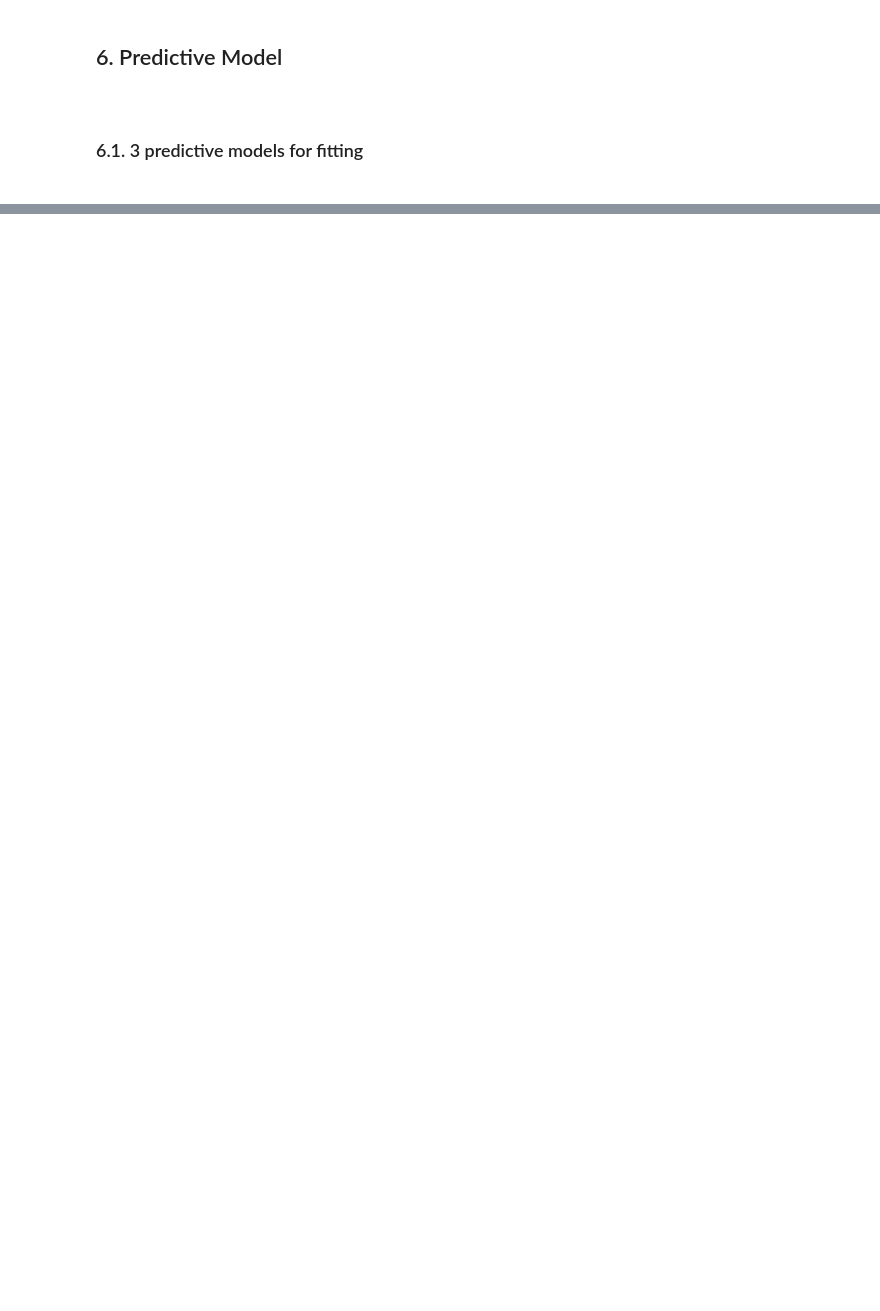
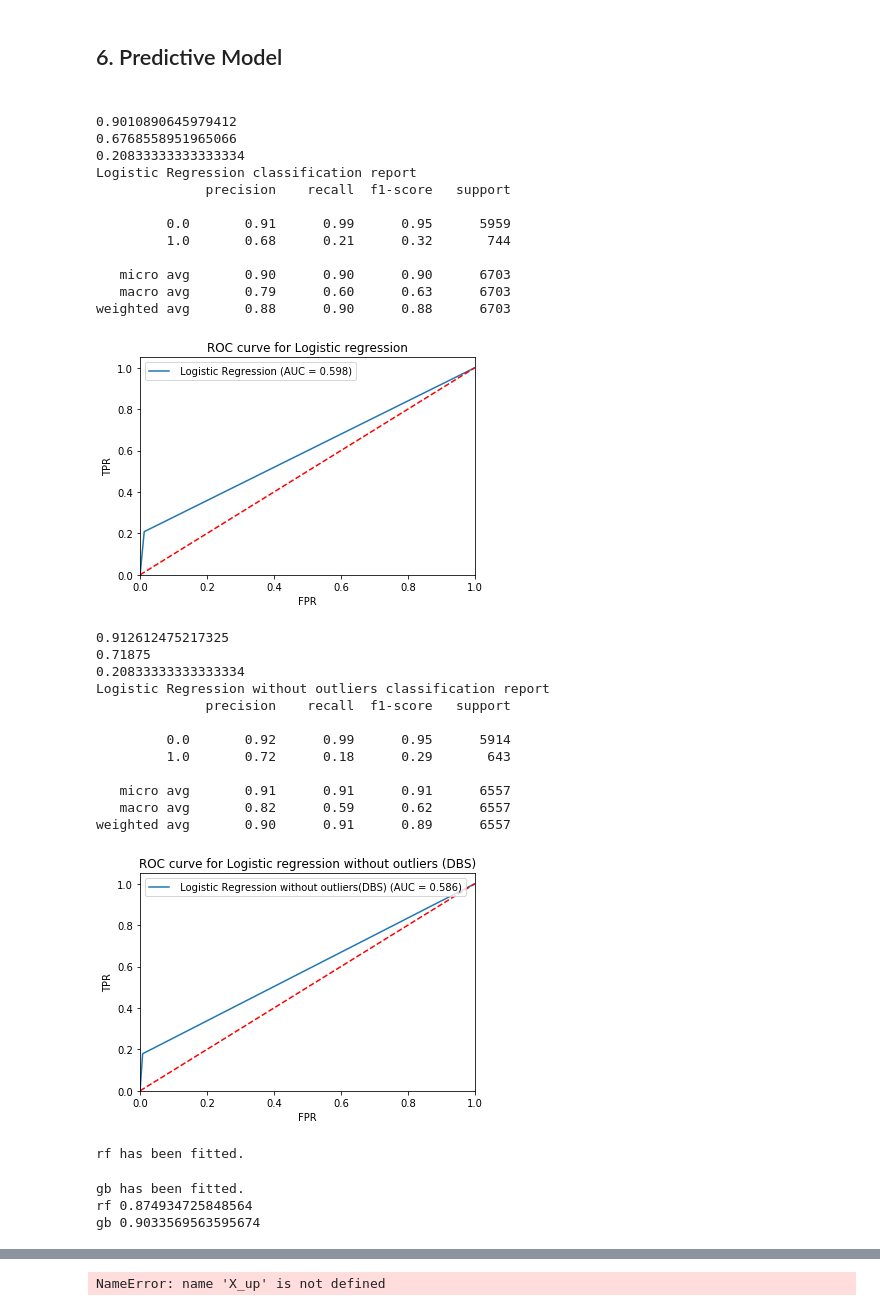
Before and after one commit to ophirshurany/Data-Science-, a Jupyter notebook: Data_Science_NB.ipynb, the cells around one changed output, grey strips where cells are left out. Cells and saved outputs as stored; diff of their text form; code cells hidden in the pictures; blank space fills up the shorter version.

```diff
--- a/Data_Science_NB.ipynb
+++ b/Data_Science_NB.ipynb
@@ -481,3 +531,9 @@ Number of outliers is 1025, Noise accounts for 3.0%  of the total dataset
+# %%
+df=df_scaled
+df_DBSCAN=df.copy()
+df_DBSCAN["cluster_Db"]=labels
+df_DBSCAN = df_DBSCAN[df_DBSCAN.cluster_Db != -1]
+df_DBSCAN=df_DBSCAN.drop("cluster_Db",axis=1)
 # %% [markdown]
 <h3>5.2. Multiple Clustrers by DBSCAN <h3>
 # %% [markdown]
@@ -493,0 +553,5 @@ Num_outliers_2nd=df_with_outliers.shape[0]-df_outliers.shape[0]
+# %%
+#%%
+# Logistic Regression to the Training set include outliers
+y = df["y"]
+X = df.drop("y",axis=1)
@@ -494,4 +565,42 @@ Num_outliers_2nd=df_with_outliers.shape[0]-df_outliers.shape[0]
 # %% [markdown]
 <h2>6. Predictive Model <h2>
-# %% [markdown]
-<h3>6.1. 3 predictive models for fitting <h3>
+# %%
+#%%
+# Splitting the dataset into the Training set and Test set
+from sklearn.model_selection import train_test_split
+X_train, X_test, y_train, y_test = train_test_split(X, y, test_size = 0.2, random_state = 0)
+# Splitting the dataset without_outliers after dbs into the Training set and Test set)
+y_DBS = df_DBSCAN["y"]
+X_DBS = df_DBSCAN.drop("y",axis=1)
+X_DBS_train, X_DBS_test, y_DBS_train, y_DBS_test = train_test_split(X_DBS, y_DBS, test_size = 0.2, random_state = 0)
+# %% [output]
+0.9010890645979412
+0.6768558951965066
+0.20833333333333334
+Logistic Regression classification report
+              precision    recall  f1-score   support
+
+         0.0       0.91      0.99      0.95      5959
+         1.0       0.68      0.21      0.32       744
+
+   micro avg       0.90      0.90      0.90      6703
+   macro avg       0.79      0.60      0.63      6703
+weighted avg       0.88      0.90      0.88      6703
+[figure, added]
+0.912612475217325
+0.71875
+0.20833333333333334
+Logistic Regression without outliers classification report
+              precision    recall  f1-score   support
+
+         0.0       0.92      0.99      0.95      5914
+         1.0       0.72      0.18      0.29       643
+
+   micro avg       0.91      0.91      0.91      6557
+   macro avg       0.82      0.59      0.62      6557
+weighted avg       0.90      0.91      0.89      6557
+[figure, added]
+rf has been fitted.
+gb has been fitted.
+rf 0.874934725848564
+gb 0.9033569563595674
@@ -498 +624,2 @@ Num_outliers_2nd=df_with_outliers.shape[0]-df_outliers.shape[0]
+NameError: name 'X_up' is not defined
 # %%
```
Also changed, not shown: parts of 42 cells of this notebook, 3 other files.
